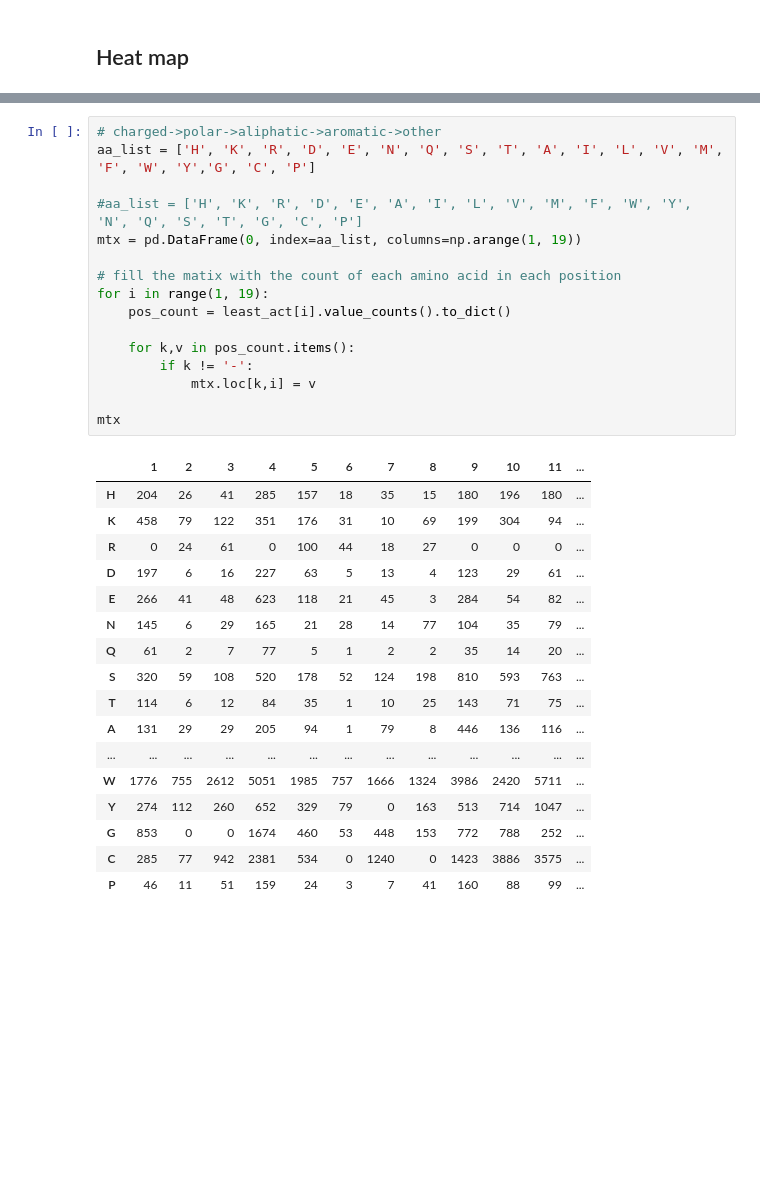
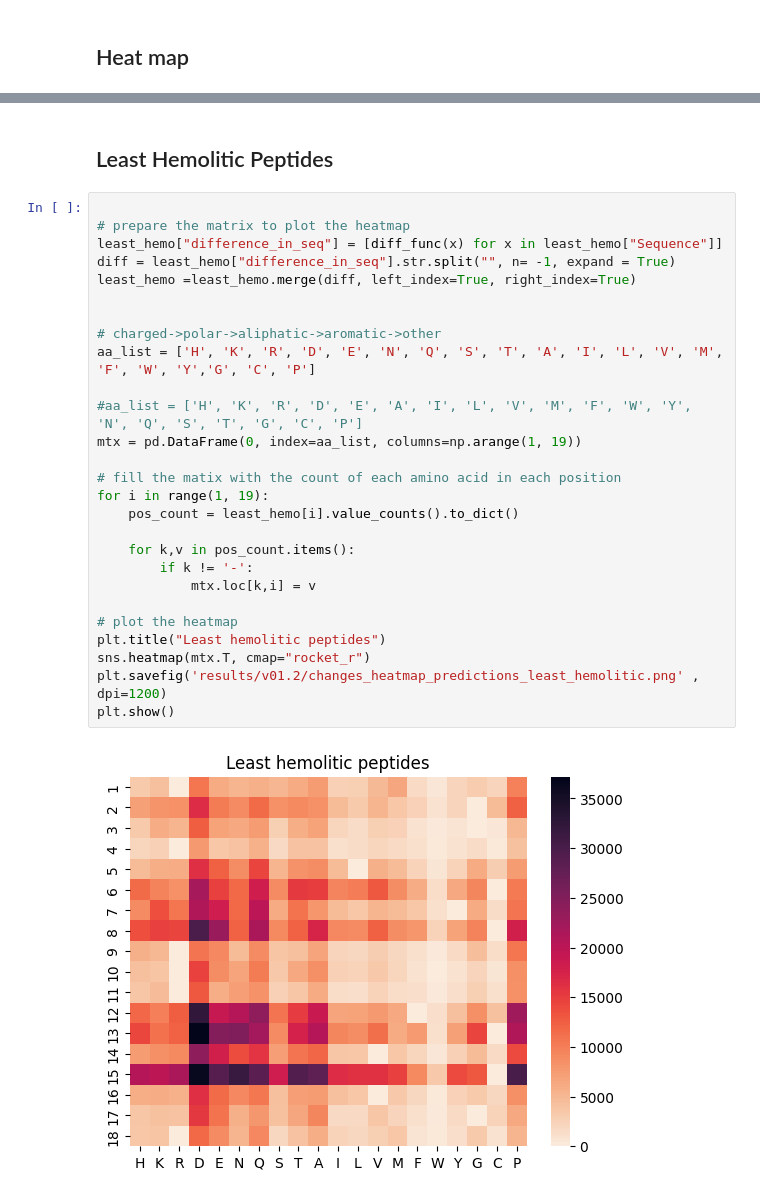
Before and after one commit to ziul-bio/DMS_ML_AMP, a Jupyter notebook: 07_AMP_predictions_v01.2.ipynb, the cells around one changed output, grey strips where cells are left out. Cells and saved outputs as stored; diff of their text form; blank space fills up the shorter version.

```diff
--- a/07_AMP_predictions_v01.2.ipynb
+++ b/07_AMP_predictions_v01.2.ipynb
@@ -807,34 +686,31 @@ least_act
+# %% [markdown]
+## Least Hemolitic Peptides
 # %%
+
+# prepare the matrix to plot the heatmap
+least_hemo["difference_in_seq"] = [diff_func(x) for x in least_hemo["Sequence"]]
+diff = least_hemo["difference_in_seq"].str.split("", n= -1, expand = True)
+least_hemo =least_hemo.merge(diff, left_index=True, right_index=True)
+
+
 # charged->polar->aliphatic->aromatic->other
 aa_list = ['H', 'K', 'R', 'D', 'E', 'N', 'Q', 'S', 'T', 'A', 'I', 'L', 'V', 'M', 'F', 'W', 'Y','G', 'C', 'P']
 
 #aa_list = ['H', 'K', 'R', 'D', 'E', 'A', 'I', 'L', 'V', 'M', 'F', 'W', 'Y', 'N', 'Q', 'S', 'T', 'G', 'C', 'P']
 mtx = pd.DataFrame(0, index=aa_list, columns=np.arange(1, 19))
 
 # fill the matix with the count of each amino acid in each position
 for i in range(1, 19):
-    pos_count = least_act[i].value_counts().to_dict()
+    pos_count = least_hemo[i].value_counts().to_dict()
 
     for k,v in pos_count.items():
         if k != '-':
             mtx.loc[k,i] = v
 
-mtx
+# plot the heatmap
+plt.title("Least hemolitic peptides")
+sns.heatmap(mtx.T, cmap="rocket_r")
+plt.savefig('results/v01.2/changes_heatmap_predictions_least_hemolitic.png' , dpi=1200)
+plt.show()
 # %% [output]
-|  | 1 | 2 | 3 | 4 | 5 | 6 | 7 | 8 | 9 | 10 | 11 | ... |
-| H | 204 | 26 | 41 | 285 | 157 | 18 | 35 | 15 | 180 | 196 | 180 | ... |
-| K | 458 | 79 | 122 | 351 | 176 | 31 | 10 | 69 | 199 | 304 | 94 | ... |
-| R | 0 | 24 | 61 | 0 | 100 | 44 | 18 | 27 | 0 | 0 | 0 | ... |
-| D | 197 | 6 | 16 | 227 | 63 | 5 | 13 | 4 | 123 | 29 | 61 | ... |
-| E | 266 | 41 | 48 | 623 | 118 | 21 | 45 | 3 | 284 | 54 | 82 | ... |
-| N | 145 | 6 | 29 | 165 | 21 | 28 | 14 | 77 | 104 | 35 | 79 | ... |
-| Q | 61 | 2 | 7 | 77 | 5 | 1 | 2 | 2 | 35 | 14 | 20 | ... |
-| S | 320 | 59 | 108 | 520 | 178 | 52 | 124 | 198 | 810 | 593 | 763 | ... |
-| T | 114 | 6 | 12 | 84 | 35 | 1 | 10 | 25 | 143 | 71 | 75 | ... |
-| A | 131 | 29 | 29 | 205 | 94 | 1 | 79 | 8 | 446 | 136 | 116 | ... |
-| ... | ... | ... | ... | ... | ... | ... | ... | ... | ... | ... | ... | ... |
-| W | 1776 | 755 | 2612 | 5051 | 1985 | 757 | 1666 | 1324 | 3986 | 2420 | 5711 | ... |
-| Y | 274 | 112 | 260 | 652 | 329 | 79 | 0 | 163 | 513 | 714 | 1047 | ... |
-| G | 853 | 0 | 0 | 1674 | 460 | 53 | 448 | 153 | 772 | 788 | 252 | ... |
-| C | 285 | 77 | 942 | 2381 | 534 | 0 | 1240 | 0 | 1423 | 3886 | 3575 | ... |
-| P | 46 | 11 | 51 | 159 | 24 | 3 | 7 | 41 | 160 | 88 | 99 | ... |
+[figure, added]
```
Also changed, not shown: parts of 56 cells of this notebook.
